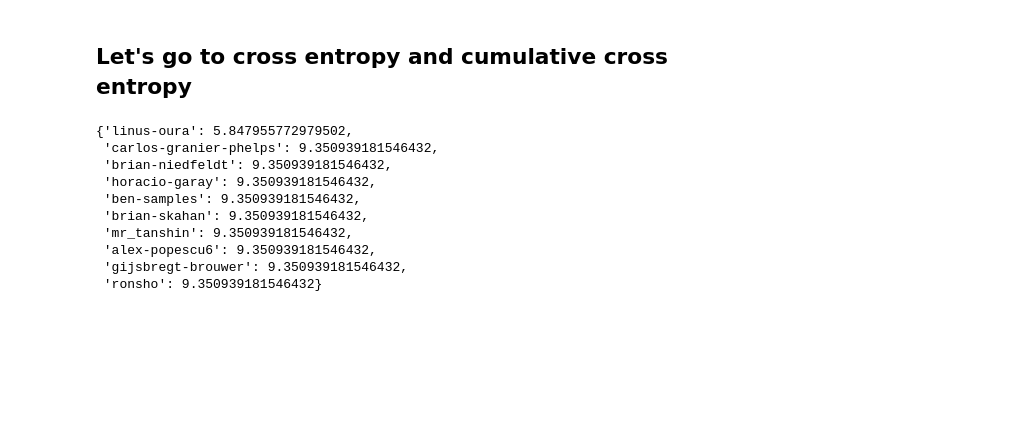
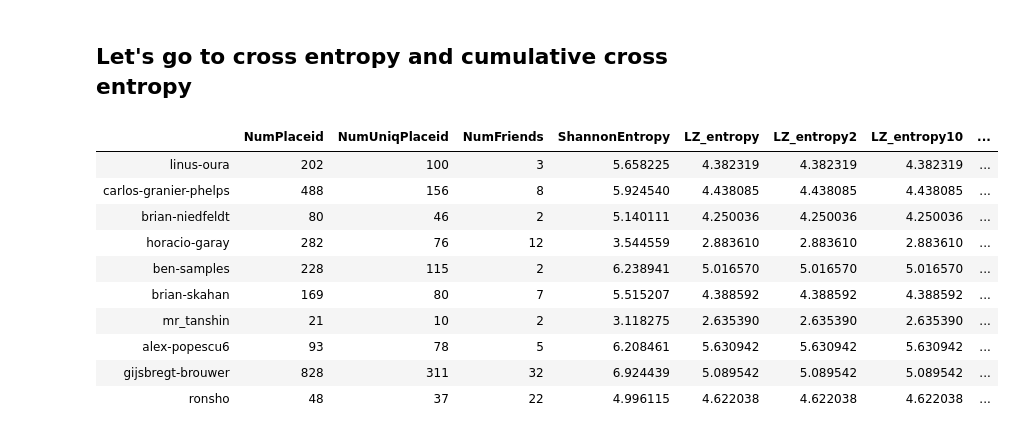
Before and after one commit to Magica-Chen/social-predictability, a Jupyter notebook: Social-Information-Bagrow.ipynb, the cells around one changed output. Drawn from its saved outputs; the diff is of its cells as text; code cells hidden in the pictures; blank space fills up the shorter version.

```diff
--- a/Social-Information-Bagrow.ipynb
+++ b/Social-Information-Bagrow.ipynb
@@ -243,13 +302,18 @@ for i in range(10):
-# %%
-user_cross_entropy
-# %% [output]
-{'linus-oura': 5.847955772979502,
- 'carlos-granier-phelps': 9.350939181546432,
- 'brian-niedfeldt': 9.350939181546432,
- 'horacio-garay': 9.350939181546432,
- 'ben-samples': 9.350939181546432,
- 'brian-skahan': 9.350939181546432,
- 'mr_tanshin': 9.350939181546432,
- 'alex-popescu6': 9.350939181546432,
- 'gijsbregt-brouwer': 9.350939181546432,
- 'ronsho': 9.350939181546432}
+# %%
+pd.DataFrame.from_dict(user_info, orient='index',
+                       columns=['NumPlaceid','NumUniqPlaceid', 'NumFriends',
+                                'ShannonEntropy', 'LZ_entropy', 'LZ_entropy2', 'LZ_entropy10', 'LZ_entropy100',
+                                'Predictability2', 'Predictability10', 'Predictability100',
+                                'CrossEntropy', 'CrossPredictability2'])
+# %% [output]
+|  | NumPlaceid | NumUniqPlaceid | NumFriends | ShannonEntropy | LZ_entropy | LZ_entropy2 | LZ_entropy10 | ... |
+| linus-oura | 202 | 100 | 3 | 5.658225 | 4.382319 | 4.382319 | 4.382319 | ... |
+| carlos-granier-phelps | 488 | 156 | 8 | 5.924540 | 4.438085 | 4.438085 | 4.438085 | ... |
+| brian-niedfeldt | 80 | 46 | 2 | 5.140111 | 4.250036 | 4.250036 | 4.250036 | ... |
+| horacio-garay | 282 | 76 | 12 | 3.544559 | 2.883610 | 2.883610 | 2.883610 | ... |
+| ben-samples | 228 | 115 | 2 | 6.238941 | 5.016570 | 5.016570 | 5.016570 | ... |
+| brian-skahan | 169 | 80 | 7 | 5.515207 | 4.388592 | 4.388592 | 4.388592 | ... |
+| mr_tanshin | 21 | 10 | 2 | 3.118275 | 2.635390 | 2.635390 | 2.635390 | ... |
+| alex-popescu6 | 93 | 78 | 5 | 6.208461 | 5.630942 | 5.630942 | 5.630942 | ... |
+| gijsbregt-brouwer | 828 | 311 | 32 | 6.924439 | 5.089542 | 5.089542 | 5.089542 | ... |
+| ronsho | 48 | 37 | 22 | 4.996115 | 4.622038 | 4.622038 | 4.622038 | ... |
```
Also changed, not shown: parts of 2 cells of this notebook.
